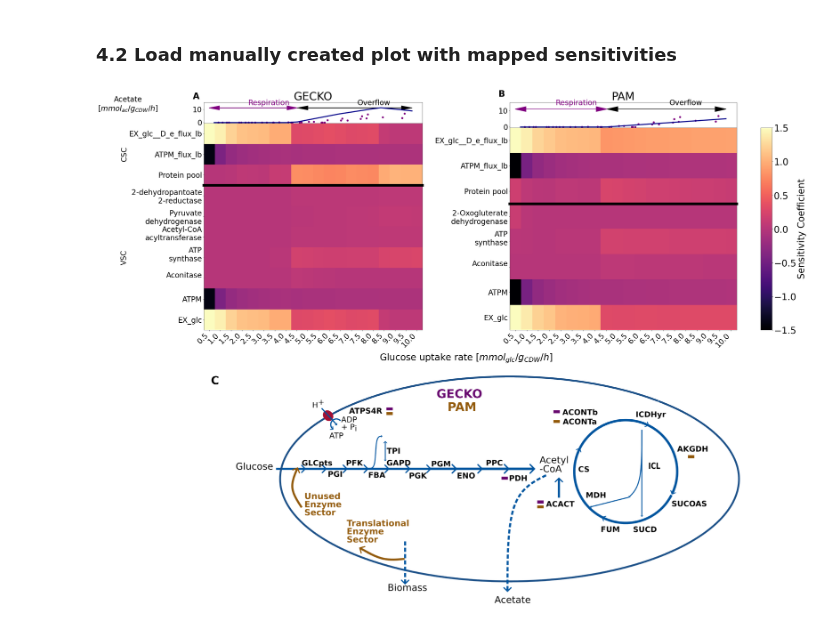
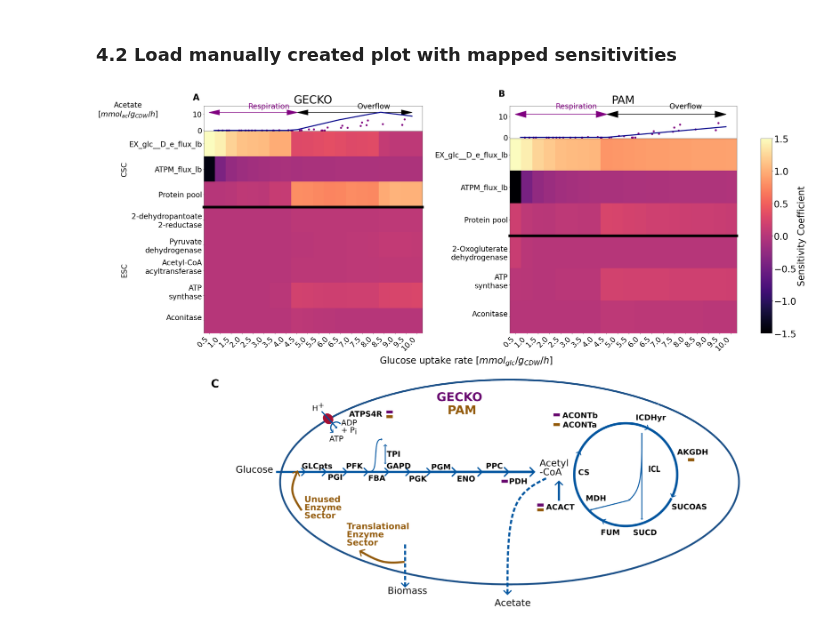
Before and after one commit to iAMB-RWTH-Aachen/PAModelpy, a Jupyter notebook: Figures/Figure2_sensitivities_gecko_pam.ipynb, the cells around one changed output. Cells and saved outputs as stored; diff of their text form; code cells hidden in the pictures.

Commit message:
Refactor variable sensitivity analysis to enzyme sensitivity analysis

```diff
--- a/Figures/Figure2_sensitivities_gecko_pam.ipynb
+++ b/Figures/Figure2_sensitivities_gecko_pam.ipynb
@@ -326,6 +313,6 @@ Done with setting up the proteome allocation model iML1515
 #### 2.3 Run simulations for glucose uptake of 0-10 mmol/gcdw/h
 # %%
 results_gecko = calculate_sensitivities(pamodel_gecko)
-x_axis_csc_gecko,x_axis_vsc_gecko = parse_x_axis_heatmap(results_gecko['capacity coefficients'], results_gecko['variable coefficients'])
+x_axis_csc_gecko,x_axis_esc_gecko = parse_x_axis_heatmap(results_gecko['capacity coefficients'], results_gecko['enzyme coefficients'])
 # %% [output]
 glucose uptake rate  0.5  mmol/gcdw/h
@@ -381,8 +342,9 @@ vsc_nonzero_gecko_t = np.transpose(np.array(vsc_nonzero_gecko))
 # %%
+#get top 5 nonzero sensitivities
 csc_top5_gecko, x_csc_top5_gecko = find_top5_sensitivities(results_gecko['Ccsc'], x_axis = x_axis_csc_gecko, yaxis = glc_uptake_rates)
-vsc_top5_gecko, x_vsc_top5_gecko = find_top5_sensitivities(results_gecko['Cvsc'], x_axis = x_axis_vsc_gecko, yaxis = glc_uptake_rates)
+esc_top5_gecko, x_esc_top5_gecko = find_top5_sensitivities(results_gecko['Cesc'], x_axis = x_axis_esc_gecko, yaxis = glc_uptake_rates)
 csc_top5_gecko_t = np.transpose(np.array(csc_top5_gecko))
-vsc_top5_gecko_t = np.transpose(np.array(vsc_top5_gecko))
+esc_top5_gecko_t = np.transpose(np.array(esc_top5_gecko))
 # %% [markdown]
 ### 3 Run PAM simulations
 #### 3.1 Build PAModel
@@ -407,6 +369,6 @@ Done with setting up the proteome allocation model iML1515
 #### 3.2 Run simulations for glucose uptake of 0-10 mmol/gcdw/h
 # %%
 results_pam = calculate_sensitivities(pamodel)
-x_axis_csc_pam,x_axis_vsc_pam = parse_x_axis_heatmap(results_pam['capacity coefficients'], results_pam['variable coefficients'])
+x_axis_csc_pam,x_axis_esc_pam = parse_x_axis_heatmap(results_pam['capacity coefficients'], results_pam['enzyme coefficients'])
 # %% [output]
 glucose uptake rate  0.5  mmol/gcdw/h
@@ -458,8 +397,9 @@ for i in ['1.2.4.1', '2.3.1.16']:
 # %%
+#get top5 nonzero sensitivities
 csc_top5_pam, x_csc_top5_pam = find_top5_sensitivities(results_pam['Ccsc'], x_axis = x_axis_csc_pam, yaxis = glc_uptake_rates)
-vsc_top5_pam, x_vsc_top5_pam = find_top5_sensitivities(results_pam['Cvsc'], x_axis = x_axis_vsc_pam, yaxis = glc_uptake_rates)
+esc_top5_pam, x_esc_top5_pam = find_top5_sensitivities(results_pam['Cesc'], x_axis = x_axis_esc_pam, yaxis = glc_uptake_rates)
 csc_top5_pam_t = np.transpose(np.array(csc_top5_pam))
-vsc_top5_pam_t = np.transpose(np.array(vsc_top5_pam))
+esc_top5_pam_t = np.transpose(np.array(esc_top5_pam))
 # %% [markdown]
 ### 4 Create plot
 # %% [markdown]
@@ -493,45 +433,45 @@ gs_figure = gs0[1,:]
 
 #adjust labels for better readibility
 x_csc_label_gecko = adjust_heatmap_labels(x_csc_nonzero_gecko)
-x_vsc_label_gecko = adjust_heatmap_labels(x_vsc_top5_gecko)
+x_esc_label_gecko = adjust_heatmap_labels(x_esc_top5_gecko)
 
-fig_gecko = make_heatmap_subfigure(results = results_gecko, csc_matrix=csc_nonzero_gecko_t, vsc_matrix =vsc_top5_gecko,cbar =False,
-                                   x_csc=x_csc_label_gecko, x_vsc=x_vsc_label_gecko, yaxis = glc_uptake_rates, fig = fig, grdspc = gs_gecko,
+fig_gecko = make_heatmap_subfigure(results = results_gecko, csc_matrix=csc_nonzero_gecko_t, esc_matrix =esc_top5_gecko,cbar =False,
+                                   x_csc=x_csc_label_gecko, x_esc=x_esc_label_gecko, yaxis = glc_uptake_rates, fig = fig, grdspc = gs_gecko,
                                    annotate = 'A',phenotype_data = pt_data, fontsize = fontsize, cmap=cmap, title = 'GECKO')
 # fig_gecko.subplots_adjust(left=0.3)
 #adjust labels for better readibility
 x_csc_label_pam = adjust_heatmap_labels(x_csc_nonzero_pam)
-x_vsc_label_pam = adjust_heatmap_labels(x_vsc_top5_pam)
+x_esc_label_pam = adjust_heatmap_labels(x_esc_top5_pam)
 
-fig_pam = make_heatmap_subfigure(results = results_pam, csc_matrix=csc_nonzero_pam_t, vsc_matrix =vsc_top5_pam, ylabels = False,
-                                   x_csc=x_csc_label_pam, x_vsc=x_vsc_label_pam, yaxis = glc_uptake_rates, fig = fig, grdspc=gs_pam,
+fig_pam = make_heatmap_subfigure(results = results_pam, csc_matrix=csc_nonzero_pam_t, esc_matrix =esc_top5_pam, ylabels = False,
+                                   x_csc=x_csc_label_pam, x_esc=x_esc_label_pam, yaxis = glc_uptake_rates, fig = fig, grdspc=gs_pam,
                                  annotate = 'B', phenotype_data = pt_data, fontsize = fontsize, cmap = cmap, title = 'PAM')
 
 #set common x axis title
 ax_xlabel = fig.add_subplot(gs0[0, :2])
 ax_xlabel.set_xticks([])
 ax_xlabel.set_yticks([])
 ax_xlabel.set_frame_on(False)
 ax_xlabel.set_xlabel('Glucose uptake rate [$mmol_{glc}/g_{CDW}/h$]', fontsize = fontsize*1.25)
 ax_xlabel.xaxis.set_label_coords(6, -.1)
 
 #add image
 
 ax_fig = fig.add_subplot(gs_figure)
 ax_fig.imshow(sensitivities_mapped)
 ax_fig.annotate('C', xy=(2, 1), xycoords='data',
             xytext=(-0.05,1), textcoords='axes fraction',
             va='top', ha='left', fontsize = fontsize*1.5, weight = 'bold')
 ax_fig.axis('off')
 ax_fig.set_xticks([])
 ax_fig.set_yticks([])
 
 plt.plasma()
 fig.subplots_adjust(left=0.3)
 fig.set_figwidth(width)
 fig.set_figheight(height)
 fig.align_labels()
 
 fig.savefig('Figure2_sensitivities_gecko_pam.png', dpi =200,bbox_inches='tight')
 # %% [output]
-[figure, old version]
+[figure, new version]
```
Also changed, not shown: parts of 14 cells of this notebook, 34 other files.
